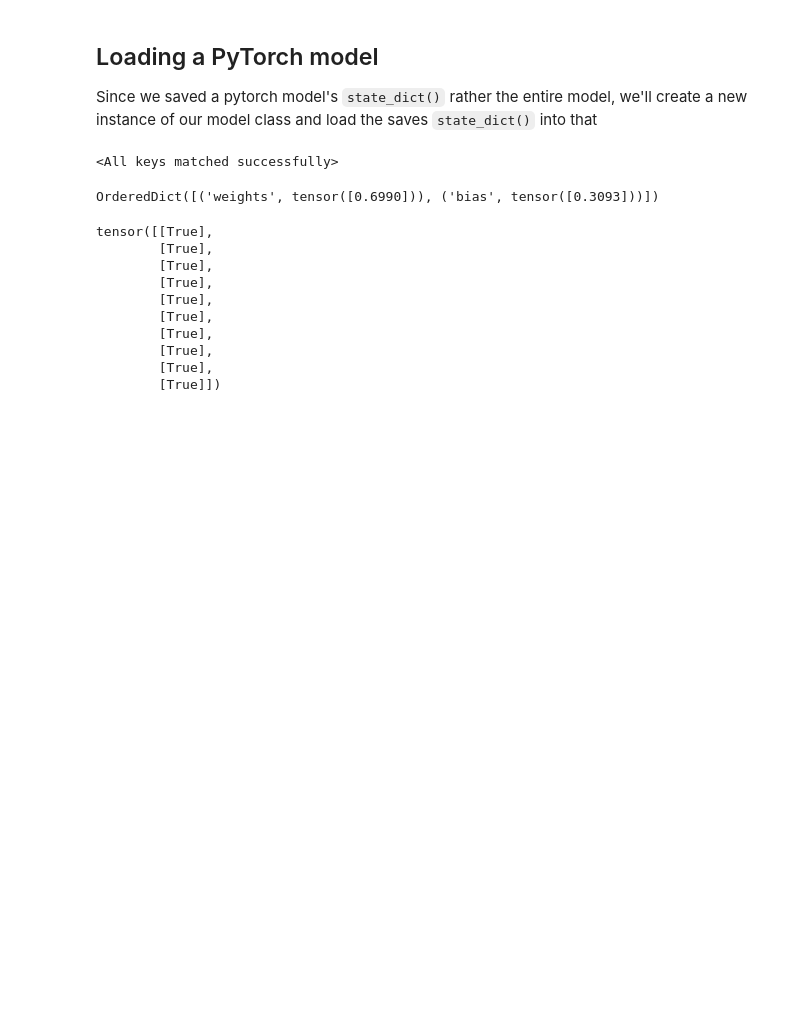
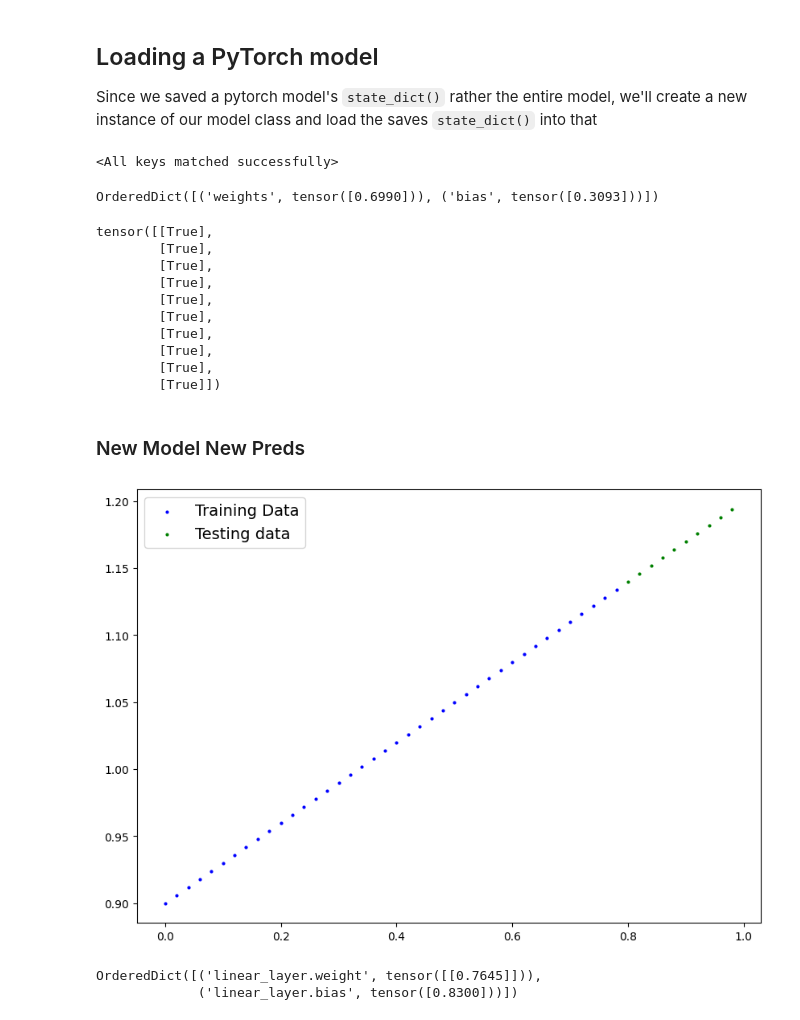
Before and after one commit to Finix-07/pytorch_practice, a Jupyter notebook: pytorch_workflow_video.ipynb, the cells around one changed output. Drawn from its saved outputs; the diff is of its cells as text; code cells hidden in the pictures; blank space fills up the shorter version.

```diff
--- a/pytorch_workflow_video.ipynb
+++ b/pytorch_workflow_video.ipynb
@@ -417,3 +417,24 @@ tensor([[True],
         [True],
         [True],
         [True]])
+# %% [markdown]
+### New Model New Preds
+# %%
+weight = 0.3
+bias = 0.9
+# %%
+start = 0
+end = 1
+step = 0.02
+new_X = torch.arange(start, end, step).unsqueeze(dim=1)
+new_y = weight * new_X + bias
+# %%
+train_split = int(0.8 * len(new_X)) # 80% of data
+new_X_train = new_X[:train_split]
+new_X_test = new_X[train_split:]
+new_y_train = new_y[:train_split]
+new_y_test = new_y[train_split:]
+# %%
+plot_predictions(train_data = new_X_train, train_labels = new_y_train, test_data = new_X_test, test_labels = new_y_test)
+# %% [output]
+[figure, added]
@@ -419,0 +450,7 @@ tensor([[True],
+# %%
+torch.manual_seed(42)
+model_1 = LinearRegressionModelV2()
+model_1.state_dict()
+# %% [output]
+OrderedDict([('linear_layer.weight', tensor([[0.7645]])),
+             ('linear_layer.bias', tensor([0.8300]))])
```
Also changed, not shown: parts of 12 cells of this notebook.
